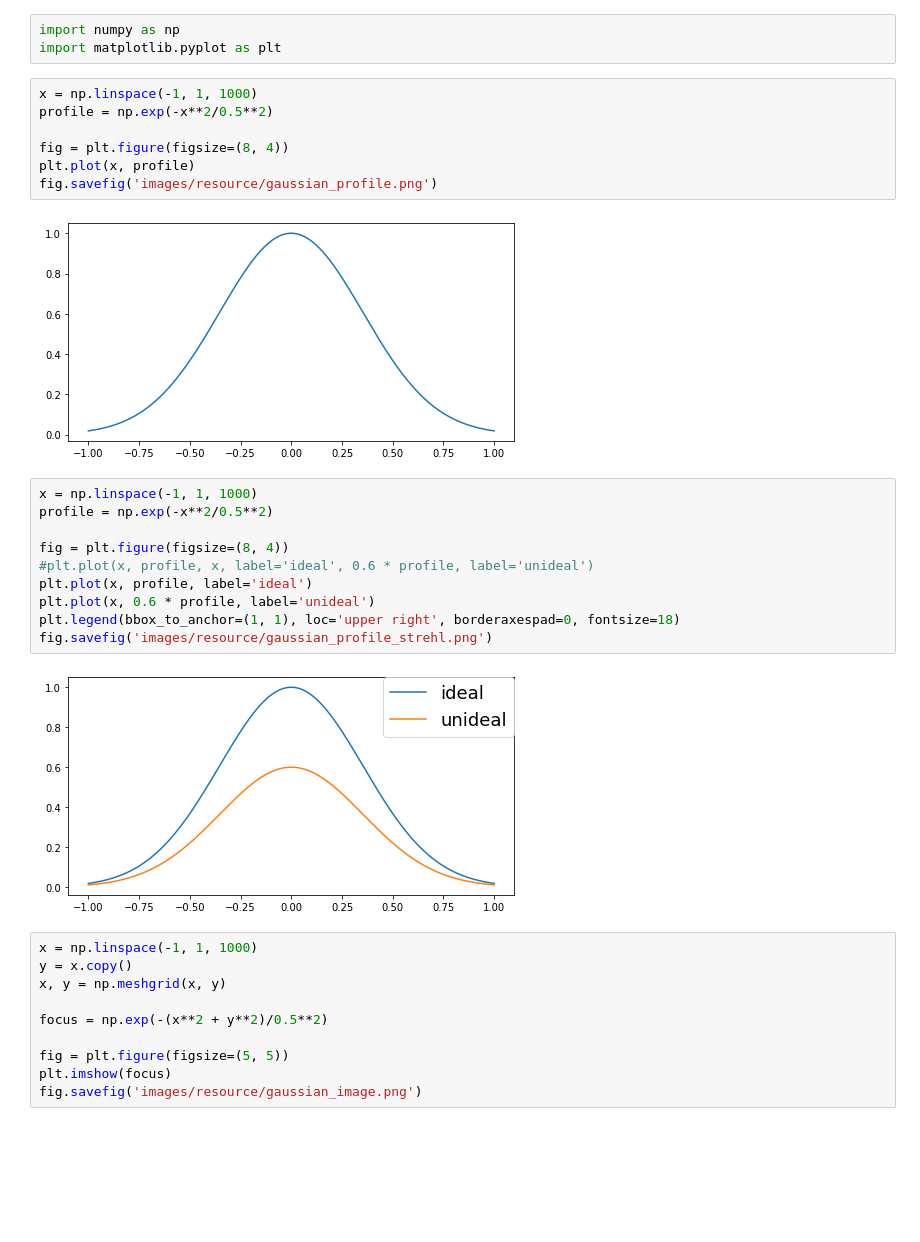
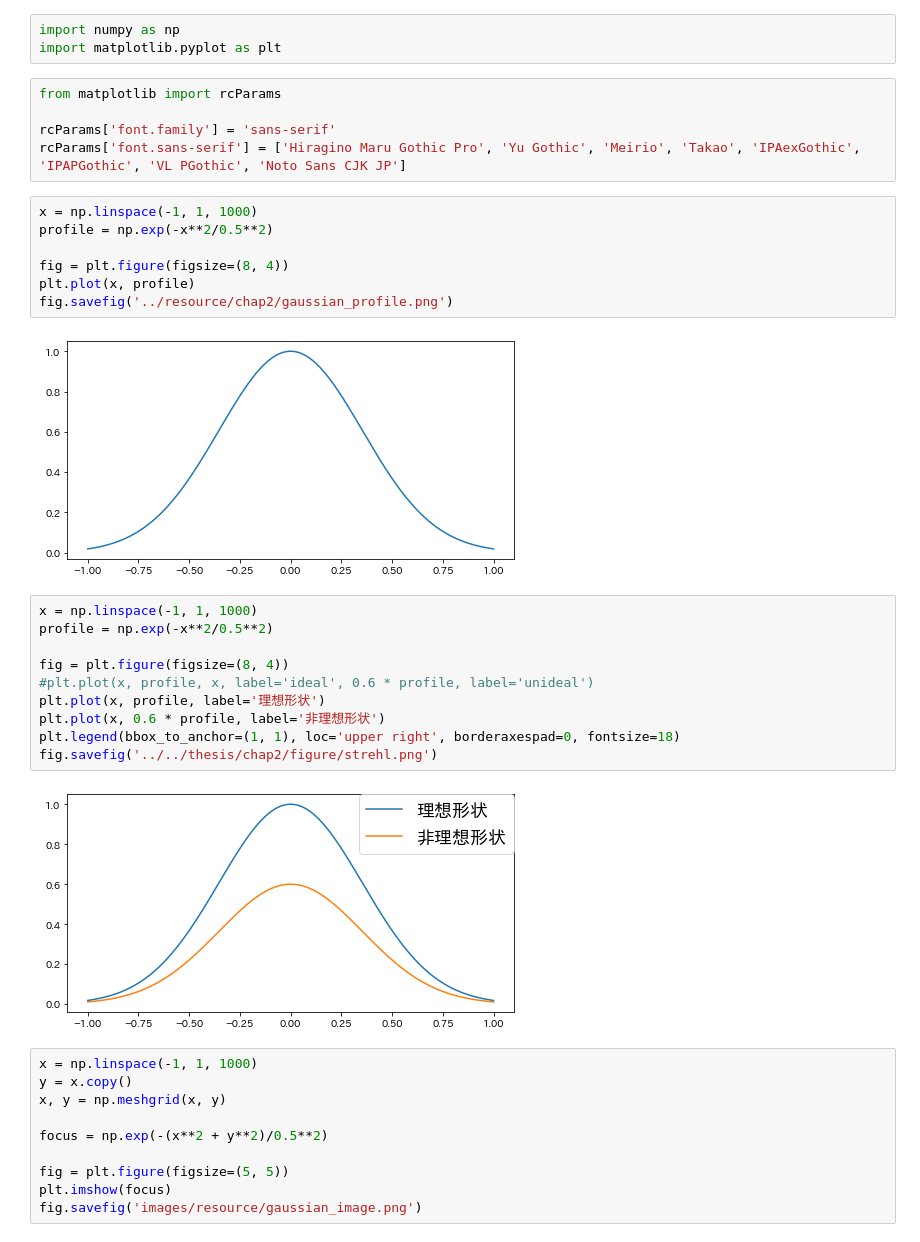
Before and after one commit to dieu-detruit/bachelor-thesis, a Jupyter notebook: illustration/chapter2/beam_evaluation.ipynb, the cells around one changed output. Saved outputs shown, nothing was run; the diff lists cells and outputs as text; blank space fills up the shorter version.

```diff
--- a/illustration/chapter2/beam_evaluation.ipynb
+++ b/illustration/chapter2/beam_evaluation.ipynb
@@ -1,27 +1,32 @@
 # %%
 import numpy as np
 import matplotlib.pyplot as plt
+# %%
+from matplotlib import rcParams
+
+rcParams['font.family'] = 'sans-serif'
+rcParams['font.sans-serif'] = ['Hiragino Maru Gothic Pro', 'Yu Gothic', 'Meirio', 'Takao', 'IPAexGothic', 'IPAPGothic', 'VL PGothic', 'Noto Sans CJK JP']
 # %%
 x = np.linspace(-1, 1, 1000)
 profile = np.exp(-x**2/0.5**2)
 
 fig = plt.figure(figsize=(8, 4))
 plt.plot(x, profile)
-fig.savefig('images/resource/gaussian_profile.png')
+fig.savefig('../resource/chap2/gaussian_profile.png')
 # %% [output]
 [figure]
 # %%
 x = np.linspace(-1, 1, 1000)
 profile = np.exp(-x**2/0.5**2)
 
 fig = plt.figure(figsize=(8, 4))
 #plt.plot(x, profile, x, label='ideal', 0.6 * profile, label='unideal')
-plt.plot(x, profile, label='ideal')
-plt.plot(x, 0.6 * profile, label='unideal')
+plt.plot(x, profile, label='理想形状')
+plt.plot(x, 0.6 * profile, label='非理想形状')
 plt.legend(bbox_to_anchor=(1, 1), loc='upper right', borderaxespad=0, fontsize=18)
-fig.savefig('images/resource/gaussian_profile_strehl.png')
+fig.savefig('../../thesis/chap2/figure/strehl.png')
 # %% [output]
-[figure, old version]
+[figure, new version]
 # %%
 x = np.linspace(-1, 1, 1000)
 y = x.copy()
```
Also changed, not shown: 50 other files.
